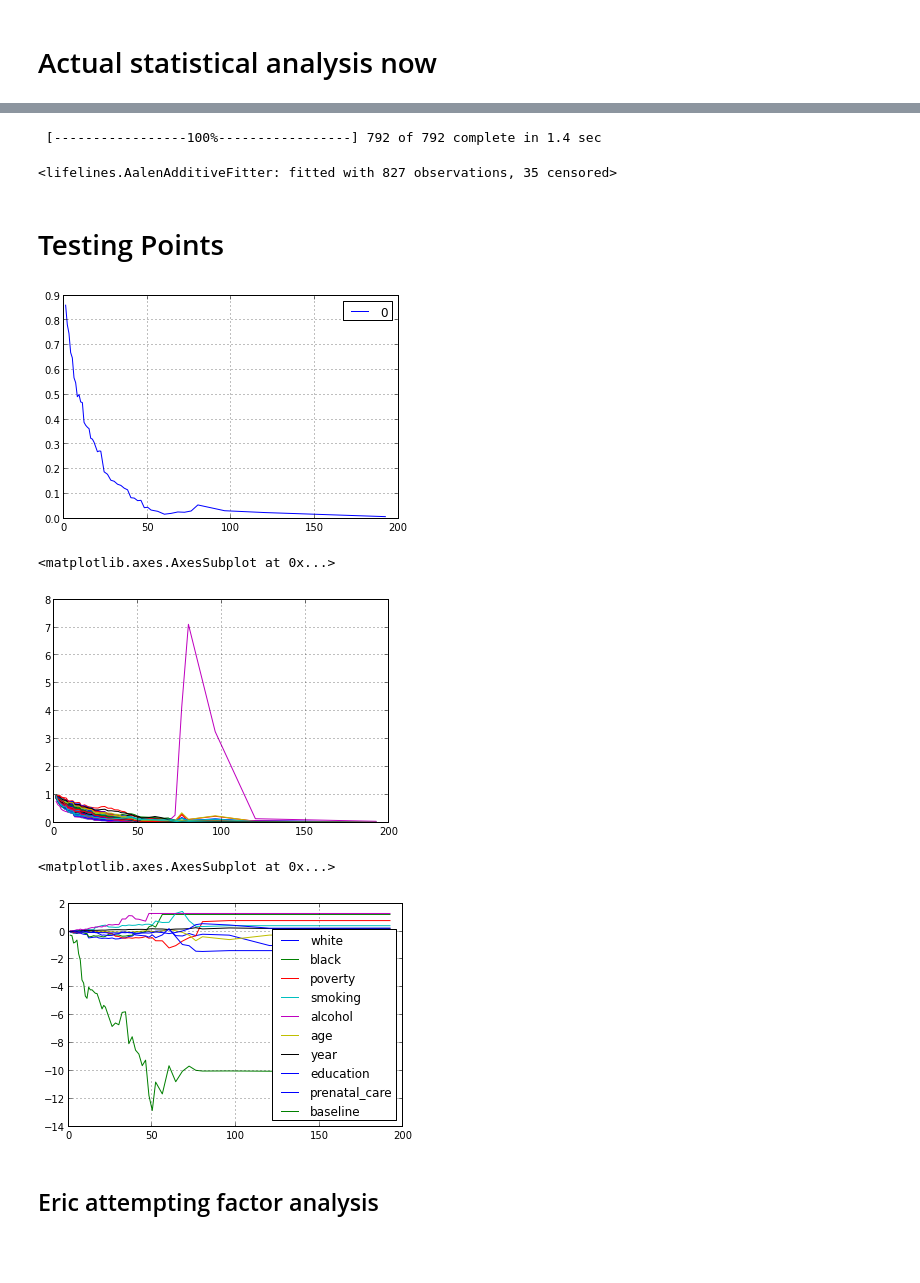
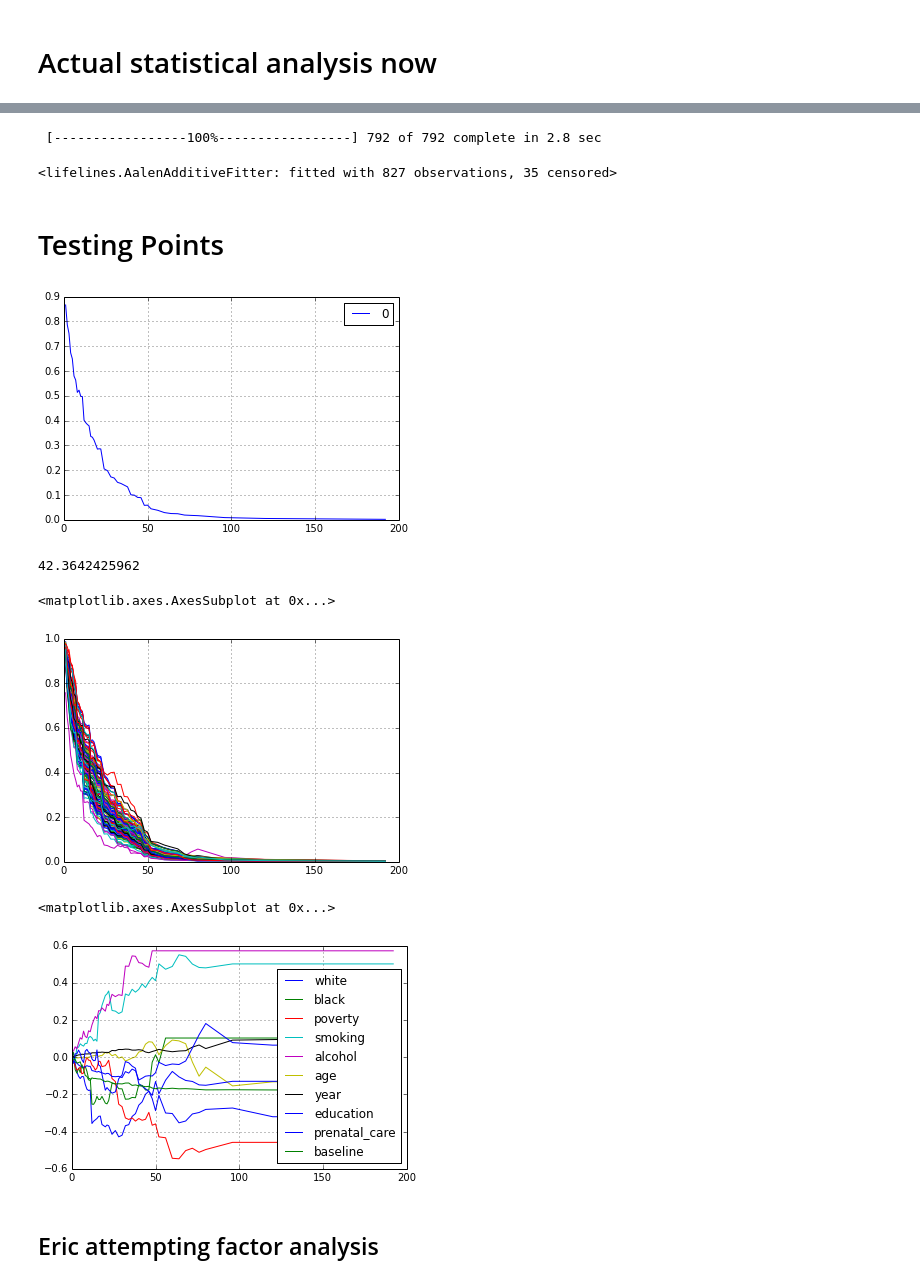
Before and after one commit to eamartin/nlsy_bf, a Jupyter notebook: NLSY Breast Feeding Duration Analysis.ipynb, the cells around one changed output, grey strips where cells are left out. Drawn from its saved outputs; the diff is of its cells as text; code cells hidden in the pictures; blank space fills up the shorter version.

Commit message:
Modififed penalizer term to prevent overfitting.

```diff
--- a/NLSY Breast Feeding Duration Analysis.ipynb
+++ b/NLSY Breast Feeding Duration Analysis.ipynb
@@ -113,10 +113,10 @@ kmf.plot()
 train_set = pd.read_csv('data/train.csv')
 del train_set[train_set.columns[0]]
 
-aaf = ll.AalenAdditiveFitter(penalizer=0.01)
+aaf = ll.AalenAdditiveFitter(penalizer=10)
 aaf.fit(train_set, duration_col='duration', event_col='done_feeding')
 # %% [output]
- [-----------------100%-----------------] 792 of 792 complete in 1.4 sec
+ [-----------------100%-----------------] 792 of 792 complete in 2.8 sec
 <lifelines.AalenAdditiveFitter: fitted with 827 observations, 35 censored>
 # %% [markdown]
 # Testing Points
@@ -131,22 +131,28 @@ aaf.predict_survival_function(tst).plot()
 
 del tst
 # %% [output]
-[figure, old version]
+[figure, new version]
 # %%
 # predict cumulative hazard functions for all points in test set
 test_factors = test_set[test_set.columns[2:]].astype(int).as_matrix();
-pd.DataFrame({'prediction': aaf.predict_expectation(test_factors), 'actual': test_set.duration}, index=test_set.index)
+guesses = pd.DataFrame({'prediction': aaf.predict_expectation(test_factors), 'actual': test_set.duration}, index=test_set.index);
 
+aaf.smoothed_hazards_
+
+errors = guesses['actual'] - guesses['prediction'];
+
+print ((errors * errors).sum() / len(errors)) ** .5
 aaf.predict_survival_function(test_factors).plot(legend=False)
 # TODO: evaluate performance with some metric
 # %% [output]
-<matplotlib.axes.AxesSubplot at 0x...>
+42.3642425962
+<matplotlib.axes.AxesSubplot at 0x...>
-[figure, old version]
+[figure, new version]
 # %%
 aaf.cumulative_hazards_.plot()
 # %% [output]
 <matplotlib.axes.AxesSubplot at 0x...>
-[figure, old version]
+[figure, new version]
 # %% [markdown]
 ## Eric attempting factor analysis
 # %%
```
Also changed, not shown: parts of 3 cells of this notebook, 1 other file.
